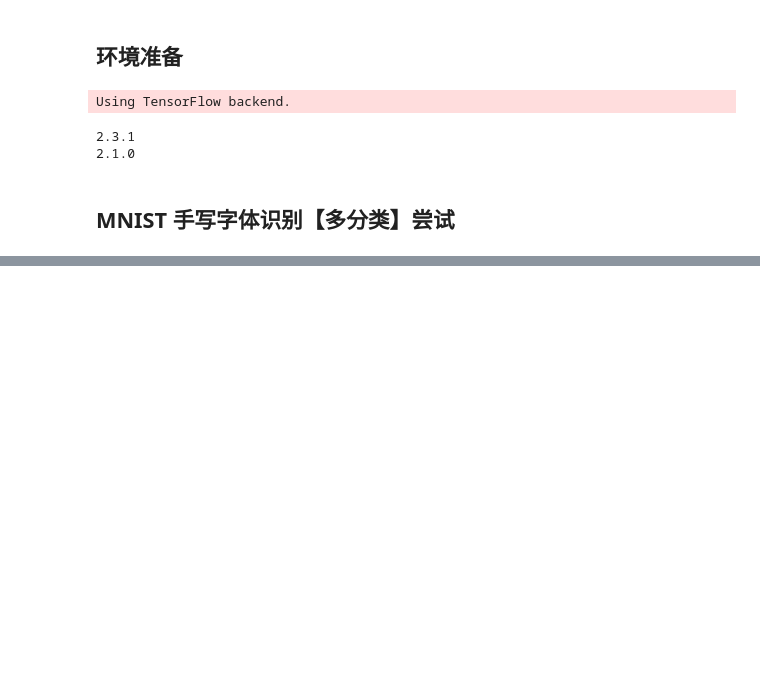
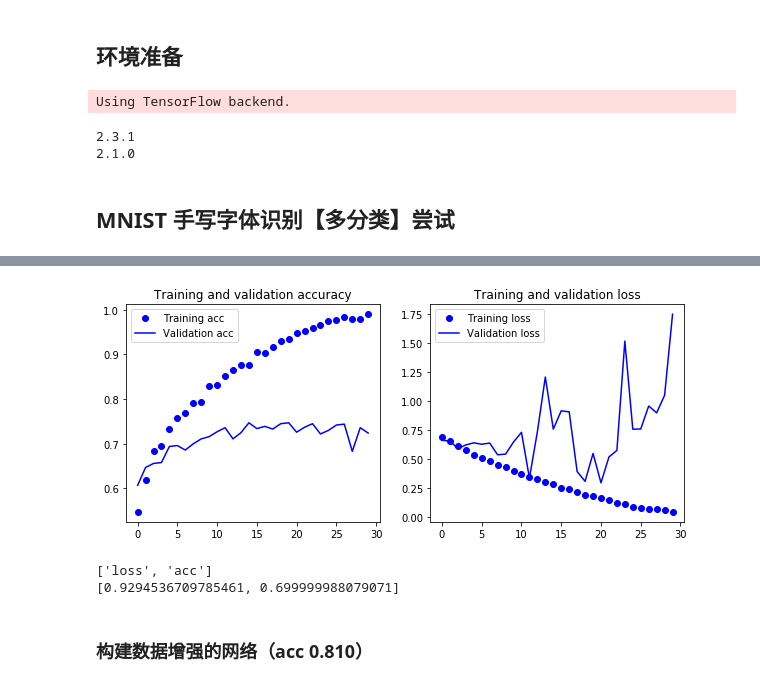
Before and after one commit to prucehuang/machine-learning-introduction, a Jupyter notebook: scripts/quickly_start_cnn.ipynb, the cells around one changed output, grey strips where cells are left out. Saved outputs shown, nothing was run; the diff lists cells and outputs as text; code cells hidden in the pictures; blank space fills up the shorter version.

```diff
--- a/scripts/quickly_start_cnn.ipynb
+++ b/scripts/quickly_start_cnn.ipynb
@@ -91,0 +276,17 @@ Epoch 5/5
+# %%
+from keras import layers
+from keras import models
+
+model1 = models.Sequential()
+model1.add(layers.Conv2D(32, (3, 3), activation='relu', input_shape=(150, 150, 3)))
+model1.add(layers.MaxPooling2D((2, 2)))
+model1.add(layers.Conv2D(64, (3, 3), activation='relu'))
+model1.add(layers.MaxPooling2D((2, 2)))
+model1.add(layers.Conv2D(128, (3, 3), activation='relu'))
+model1.add(layers.MaxPooling2D((2, 2)))
+model1.add(layers.Conv2D(128, (3, 3), activation='relu'))
+model1.add(layers.MaxPooling2D((2, 2)))
+model1.add(layers.Flatten())
+model1.add(layers.Dense(512, activation='relu'))
+model1.add(layers.Dense(1, activation='sigmoid'))
+model1.summary()
@@ -91,0 +332,13 @@ Epoch 5/5
+# %%
+from keras import optimizers
+
+model1.compile(loss='binary_crossentropy',
+              optimizer=optimizers.RMSprop(lr=1e-4),
+              metrics=['acc'])
+# %%
+history1 = model1.fit_generator(
+      train_generator, # 训练数据生成器
+      steps_per_epoch=100, # 每一个迭代需要读取100次生成器的数据
+      epochs=30, # 迭代次数
+      validation_data=validation_generator, # 验证数据生成器
+      validation_steps=50) # 需要读取50次才能加载全部的验证集数据
@@ -91,0 +365,16 @@ Epoch 5/5
+# %%
+# 训练集准确率一路提升，验证集准确率停滞不前
+# 训练集损失直线下跌，验证集损失跌宕攀升
+# 典型性过拟合
+plot_acc_loss(history1)
+# %% [output]
+[figure, added]
+# %%
+# loss的波动幅度有点大
+print(model1.metrics_names)
+print(model1.evaluate_generator(test_generator, steps=50))
+# %% [output]
+['loss', 'acc']
+[0.9294536709785461, 0.699999988079071]
+# %% [markdown]
+### 构建数据增强的网络（acc 0.810）
```
Also changed, not shown: parts of 88 cells of this notebook, 8 other files.
